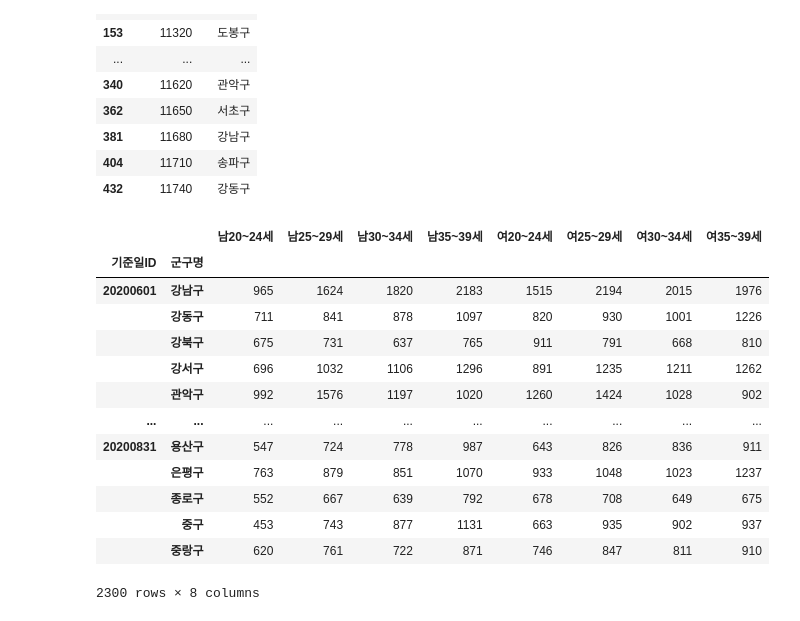
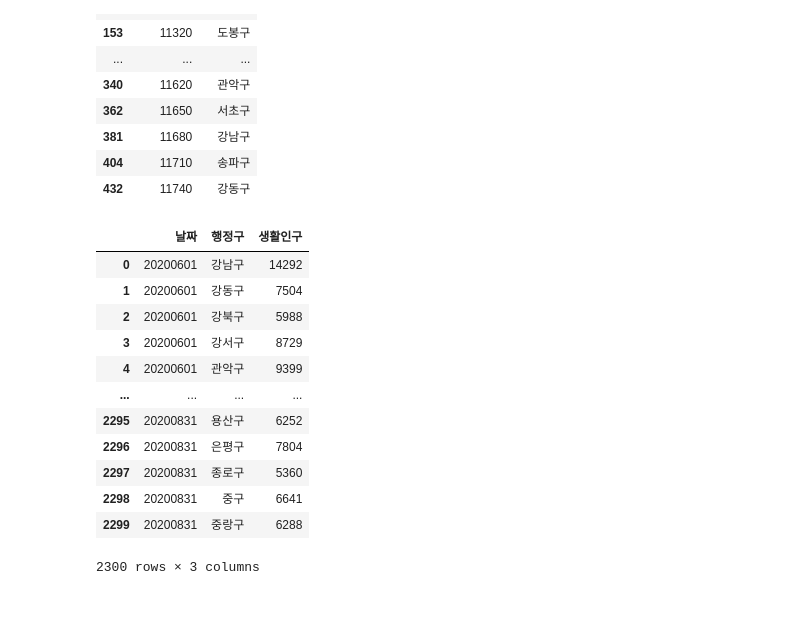
Before and after one commit to hwaneGithub/hwaneGithub.github.io, a Jupyter notebook: 서울 20~30대 생활인구(6~8월).ipynb, the cells around one changed output. Cells and saved outputs as stored; diff of their text form; code cells hidden in the pictures.

Commit message:
Update_201005_서울 20~30대 생활인구(6~8월)

```diff
--- a/서울 20~30대 생활인구(6~8월).ipynb
+++ b/서울 20~30대 생활인구(6~8월).ipynb
@@ -18,8 +19,7 @@ for file in all_file:
                      '여자20세부터24세생활인구수',
                      '여자25세부터29세생활인구수',
                      '여자30세부터34세생활인구수',
-                     '여자35세부터39세생활인구수'
-                    ]]
+                     '여자35세부터39세생활인구수']]
     people_data.append(people)
 # %%
 # 한 df로 묶기
@@ -75,38 +76,40 @@ seoul_code
 # %%
 local_people = pd.merge(dataCombine, seoul_code, how='right', on='행정동코드')
 local_people = local_people[['기준일ID','시군구명',
                              '남자20세부터24세생활인구수','남자25세부터29세생활인구수',
                              '남자30세부터34세생활인구수','남자35세부터39세생활인구수',
                              '여자20세부터24세생활인구수','여자25세부터29세생활인구수',
                              '여자30세부터34세생활인구수','여자35세부터39세생활인구수']]
 
-local_people = local_people.rename(columns={'시군구명':'군구명',
+local_people = local_people.rename(columns={'기준일ID':'날짜',
+                                            '시군구명':'행정구',
                                             '남자20세부터24세생활인구수':'남20~24세',
                                             '남자25세부터29세생활인구수':'남25~29세',
                                             '남자30세부터34세생활인구수':'남30~34세',
                                             '남자35세부터39세생활인구수':'남35~39세',
                                             '여자20세부터24세생활인구수':'여20~24세',
                                             '여자25세부터29세생활인구수':'여25~29세',
                                             '여자30세부터34세생활인구수':'여30~34세',
                                             '여자35세부터39세생활인구수':'여35~39세'})
-local_people = local_people.groupby(['기준일ID','군구명']).mean()
+local_people = local_people.groupby(['날짜','행정구']).mean()
 local_people = local_people.round(0)
 local_people = local_people.astype(int)
-# 맨 위에 save_file 변수에 지정한 파일 경로와 파일명으로 저장
-local_people.to_csv(save_file, encoding = 'utf-8-sig')
+local_people['생활인구'] = local_people.sum(axis=1)
+local_people = local_people.drop(columns = {'남20~24세','남25~29세','남30~34세','남35~39세',
+                                            '여20~24세','여25~29세','여30~34세','여35~39세'})
+local_people = local_people.reset_index()
 local_people
 # %% [output]
-|  |  | 남20~24세 | 남25~29세 | 남30~34세 | 남35~39세 | 여20~24세 | 여25~29세 | 여30~34세 | 여35~39세 |
-| 기준일ID | 군구명 |  |  |  |  |  |  |  |  |
-| 20200601 | 강남구 | 965 | 1624 | 1820 | 2183 | 1515 | 2194 | 2015 | 1976 |
-|  | 강동구 | 711 | 841 | 878 | 1097 | 820 | 930 | 1001 | 1226 |
-|  | 강북구 | 675 | 731 | 637 | 765 | 911 | 791 | 668 | 810 |
-|  | 강서구 | 696 | 1032 | 1106 | 1296 | 891 | 1235 | 1211 | 1262 |
-|  | 관악구 | 992 | 1576 | 1197 | 1020 | 1260 | 1424 | 1028 | 902 |
-| ... | ... | ... | ... | ... | ... | ... | ... | ... | ... |
-| 20200831 | 용산구 | 547 | 724 | 778 | 987 | 643 | 826 | 836 | 911 |
-|  | 은평구 | 763 | 879 | 851 | 1070 | 933 | 1048 | 1023 | 1237 |
-|  | 종로구 | 552 | 667 | 639 | 792 | 678 | 708 | 649 | 675 |
-|  | 중구 | 453 | 743 | 877 | 1131 | 663 | 935 | 902 | 937 |
-|  | 중랑구 | 620 | 761 | 722 | 871 | 746 | 847 | 811 | 910 |
+|  | 날짜 | 행정구 | 생활인구 |
+| 0 | 20200601 | 강남구 | 14292 |
+| 1 | 20200601 | 강동구 | 7504 |
+| 2 | 20200601 | 강북구 | 5988 |
+| 3 | 20200601 | 강서구 | 8729 |
+| 4 | 20200601 | 관악구 | 9399 |
+| ... | ... | ... | ... |
+| 2295 | 20200831 | 용산구 | 6252 |
+| 2296 | 20200831 | 은평구 | 7804 |
+| 2297 | 20200831 | 종로구 | 5360 |
+| 2298 | 20200831 | 중구 | 6641 |
+| 2299 | 20200831 | 중랑구 | 6288 |
-2300 rows × 8 columns
+2300 rows × 3 columns
```
Also changed, not shown: parts of 5 cells of this notebook.
